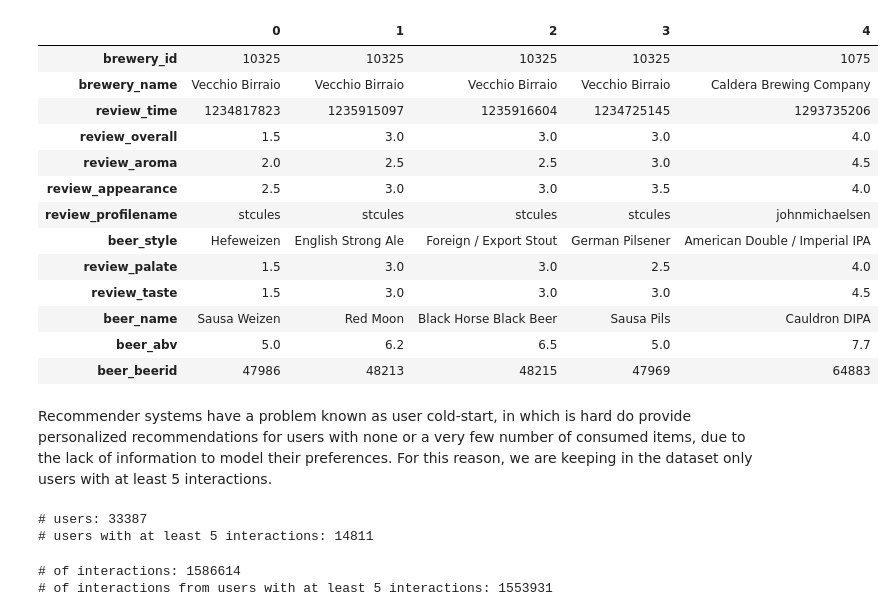
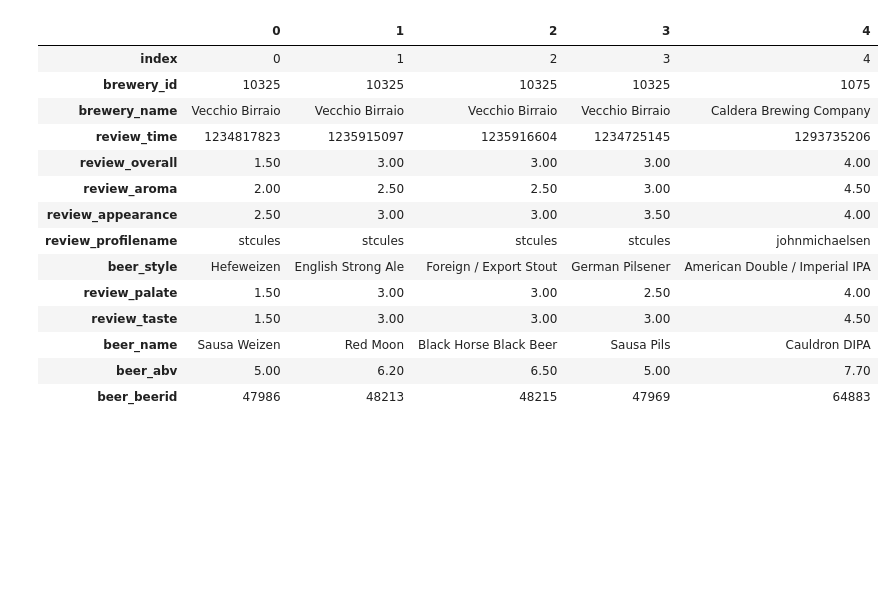
Before and after one commit to ErinPhillips/beer_recsys_final, a Jupyter notebook: beer_recsys.ipynb, the cells around one changed output. Drawn from its saved outputs; the diff is of its cells as text; code cells hidden in the pictures; blank space fills up the shorter version.

```diff
--- a/beer_recsys.ipynb
+++ b/beer_recsys.ipynb
@@ -19,6 +15,7 @@ import pandas as pd
 import seaborn as sns
 import matplotlib.pyplot as plt
 %matplotlib inline
+pd.options.display.float_format = '{:.2f}'.format
 
 from scipy.sparse import csr_matrix
 from sklearn.model_selection import train_test_split
@@ -29,41 +26,20 @@ from sklearn.preprocessing import MinMaxScaler
 import matplotlib.pyplot as plt
 # %%
 df = pd.read_csv('beer_reviews.csv')
-df.drop('index', axis='columns', inplace=True)
 df.head(5).transpose()
 # %% [output]
 |  | 0 | 1 | 2 | 3 | 4 |
+| index | 0 | 1 | 2 | 3 | 4 |
 | brewery_id | 10325 | 10325 | 10325 | 10325 | 1075 |
 | brewery_name | Vecchio Birraio | Vecchio Birraio | Vecchio Birraio | Vecchio Birraio | Caldera Brewing Company |
 | review_time | 1234817823 | 1235915097 | 1235916604 | 1234725145 | 1293735206 |
-| review_overall | 1.5 | 3.0 | 3.0 | 3.0 | 4.0 |
-| review_aroma | 2.0 | 2.5 | 2.5 | 3.0 | 4.5 |
-| review_appearance | 2.5 | 3.0 | 3.0 | 3.5 | 4.0 |
+| review_overall | 1.50 | 3.00 | 3.00 | 3.00 | 4.00 |
+| review_aroma | 2.00 | 2.50 | 2.50 | 3.00 | 4.50 |
+| review_appearance | 2.50 | 3.00 | 3.00 | 3.50 | 4.00 |
 | review_profilename | stcules | stcules | stcules | stcules | johnmichaelsen |
 | beer_style | Hefeweizen | English Strong Ale | Foreign / Export Stout | German Pilsener | American Double / Imperial IPA |
-| review_palate | 1.5 | 3.0 | 3.0 | 2.5 | 4.0 |
-| review_taste | 1.5 | 3.0 | 3.0 | 3.0 | 4.5 |
+| review_palate | 1.50 | 3.00 | 3.00 | 2.50 | 4.00 |
+| review_taste | 1.50 | 3.00 | 3.00 | 3.00 | 4.50 |
 | beer_name | Sausa Weizen | Red Moon | Black Horse Black Beer | Sausa Pils | Cauldron DIPA |
-| beer_abv | 5.0 | 6.2 | 6.5 | 5.0 | 7.7 |
+| beer_abv | 5.00 | 6.20 | 6.50 | 5.00 | 7.70 |
 | beer_beerid | 47986 | 48213 | 48215 | 47969 | 64883 |
-# %% [markdown]
-Recommender systems have a problem known as user cold-start, in which is hard do provide personalized recommendations for users with none or a very few number of consumed items, due to the lack of information to model their preferences.
-For this reason, we are keeping in the dataset only users with at least 5 interactions.
-# %%
-users_review_count_df = df.groupby(['review_profilename', 'review_time']).size().groupby('review_profilename').size()
-print('# users: %d' % len(users_review_count_df))
-users_with_enough_reviews_df = users_review_count_df[users_review_count_df >= 5].reset_index()[['review_profilename']]
-print('# users with at least 5 interactions: %d' % len(users_with_enough_reviews_df))
-# %% [output]
-# users: 33387
-# users with at least 5 interactions: 14811
-# %%
-print('# of interactions: %d' % len(df))
-reviews_from_selected_users_df = df.merge(users_with_enough_reviews_df,
-               how = 'right',
-               left_on = 'review_profilename',
-               right_on = 'review_profilename')
-print('# of interactions from users with at least 5 interactions: %d' % len(reviews_from_selected_users_df))
-# %% [output]
-# of interactions: 1586614
-# of interactions from users with at least 5 interactions: 1553931
```
Also changed, not shown: parts of 47 cells of this notebook, 2 other files.
